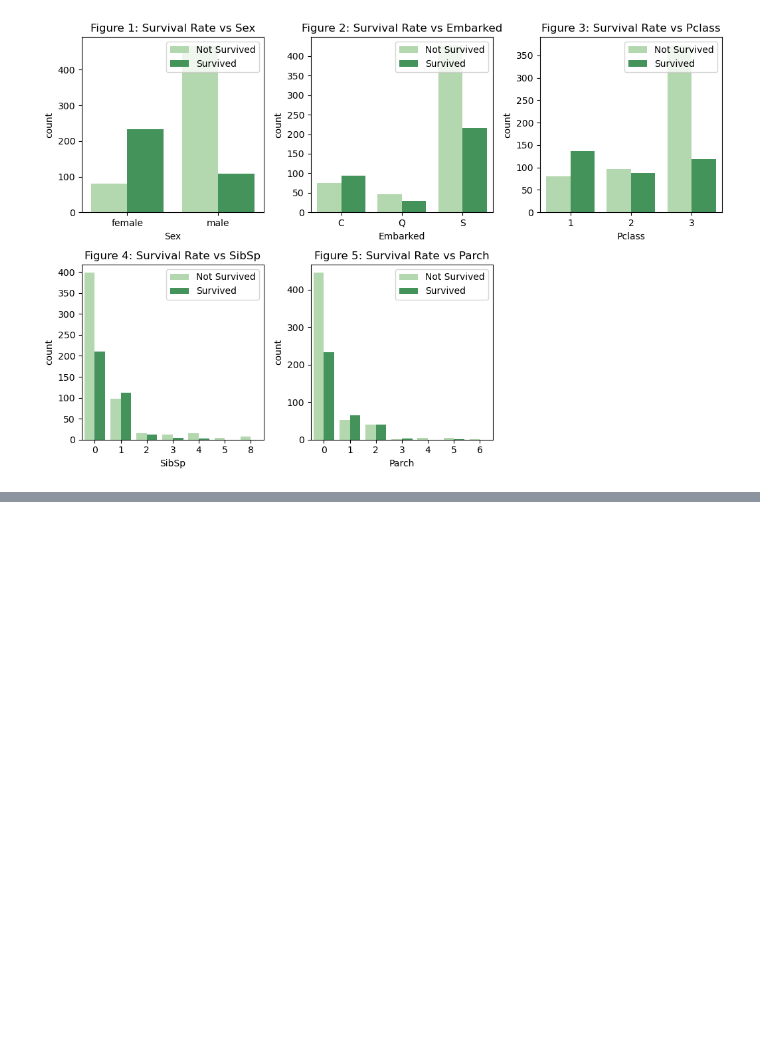
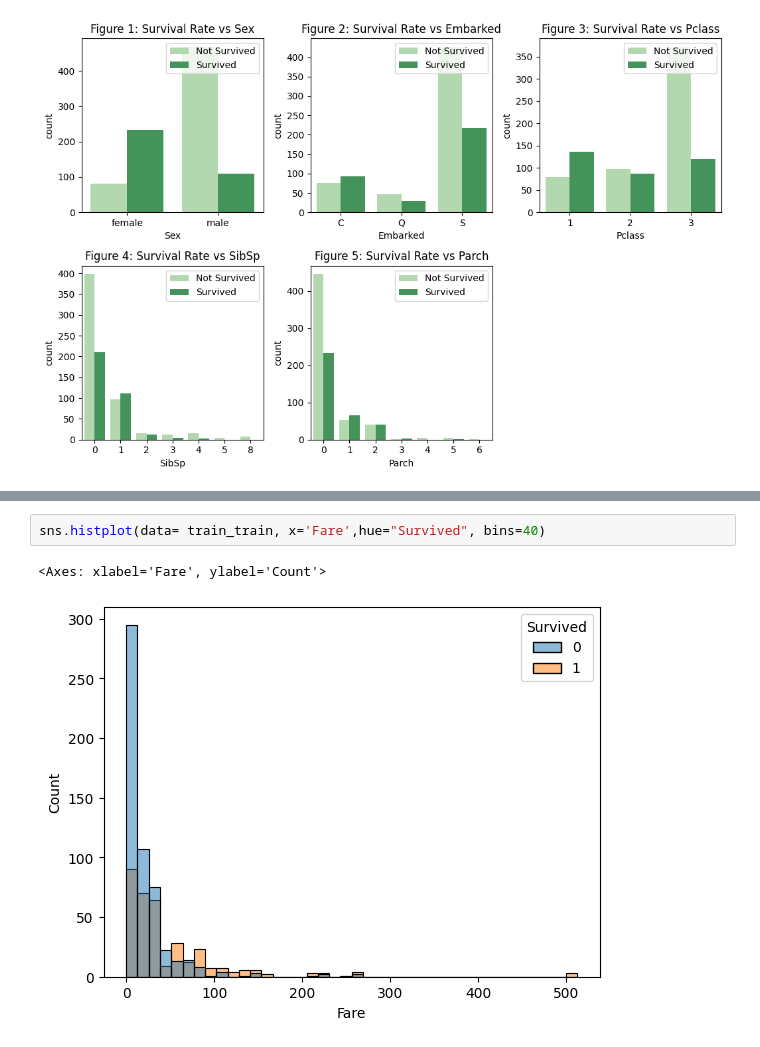
Before and after one commit to TinhAnhDepZAIII/MachineLearningTitanic, a Jupyter notebook: TitanicML.ipynb, the cells around one changed output, grey strips where cells are left out. Saved outputs shown, nothing was run; the diff lists cells and outputs as text; blank space fills up the shorter version.

```diff
--- a/TitanicML.ipynb
+++ b/TitanicML.ipynb
@@ -278,0 +333,5 @@ plt.show()
+# %%
+sns.histplot(data= train_train, x='Fare',hue="Survived", bins=40)
+# %% [output]
+<Axes: xlabel='Fare', ylabel='Count'>
+[figure, added]
```
Also changed, not shown: parts of 19 cells of this notebook.
